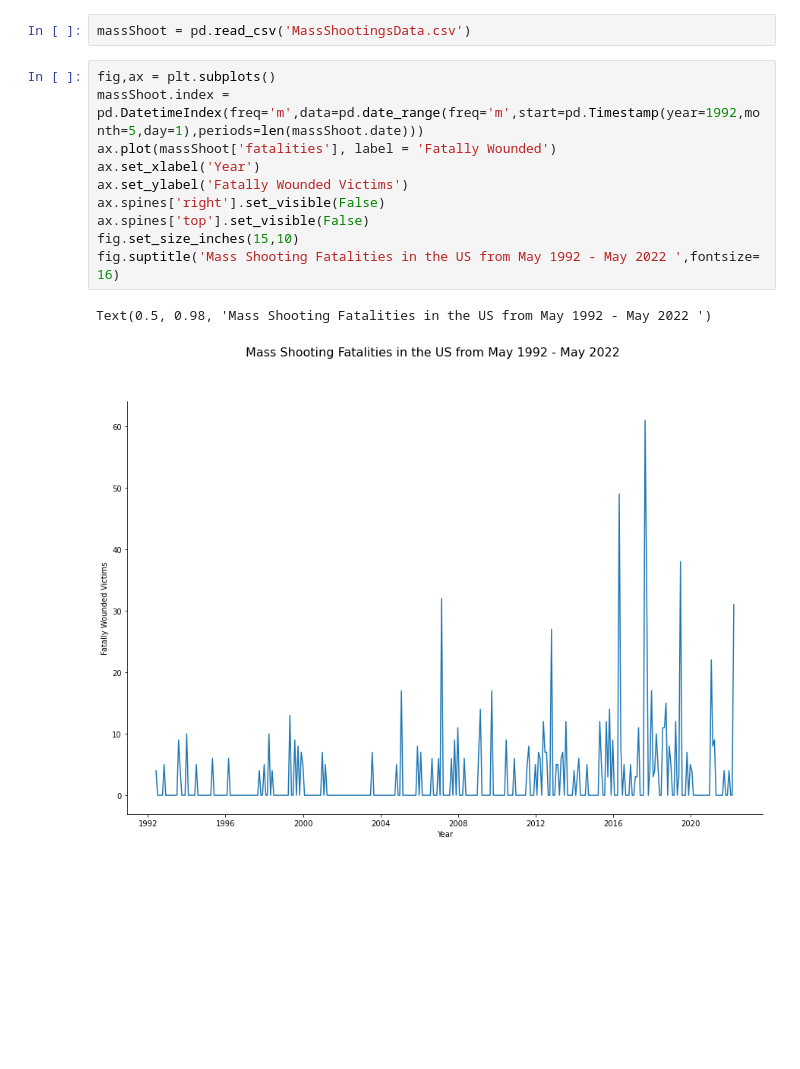
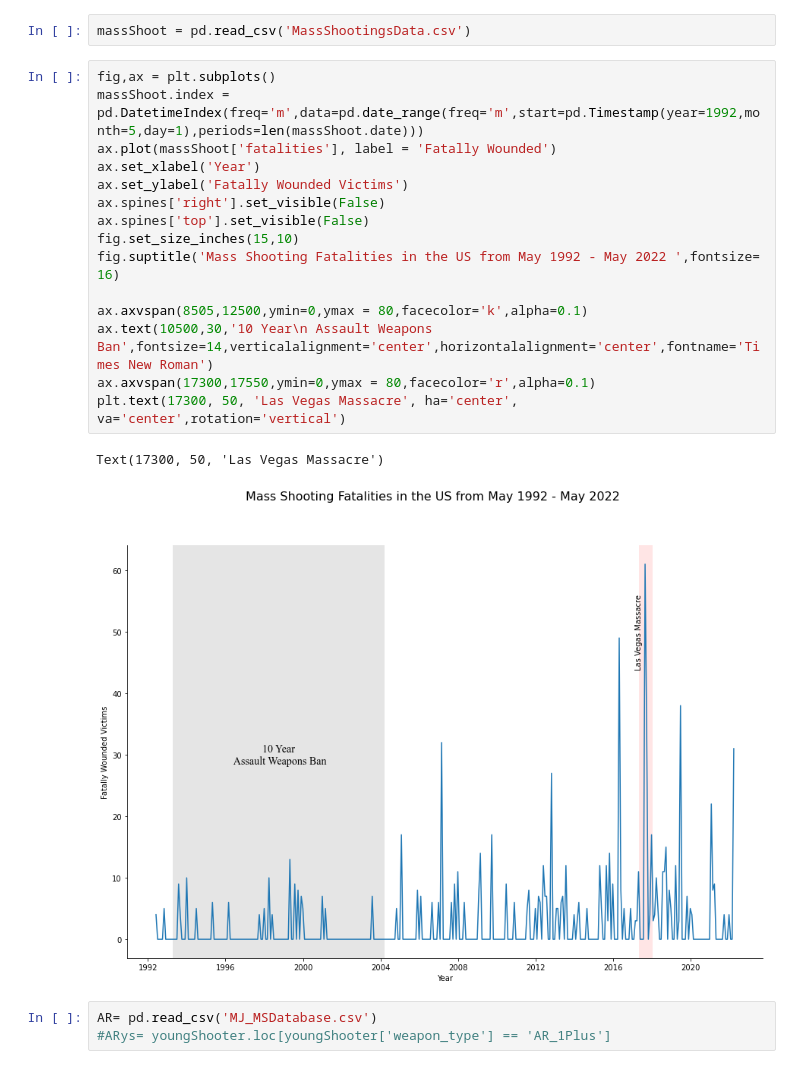
Before and after one commit to jennifer-karnosky/jennifer-karnosky.github.io, a Jupyter notebook: massShootings/MassShootingData.ipynb, the cells around one changed output. Saved outputs shown, nothing was run; the diff lists cells and outputs as text; blank space fills up the shorter version.

```diff
--- a/massShootings/MassShootingData.ipynb
+++ b/massShootings/MassShootingData.ipynb
@@ -10,13 +10,21 @@ massShoot = pd.read_csv('MassShootingsData.csv')
 # %%
 fig,ax = plt.subplots()
 massShoot.index = pd.DatetimeIndex(freq='m',data=pd.date_range(freq='m',start=pd.Timestamp(year=1992,month=5,day=1),periods=len(massShoot.date)))
 ax.plot(massShoot['fatalities'], label = 'Fatally Wounded')
 ax.set_xlabel('Year')
 ax.set_ylabel('Fatally Wounded Victims')
 ax.spines['right'].set_visible(False)
 ax.spines['top'].set_visible(False)
 fig.set_size_inches(15,10)
 fig.suptitle('Mass Shooting Fatalities in the US from May 1992 - May 2022 ',fontsize= 16)
+
+ax.axvspan(8505,12500,ymin=0,ymax = 80,facecolor='k',alpha=0.1)
+ax.text(10500,30,'10 Year\n Assault Weapons Ban',fontsize=14,verticalalignment='center',horizontalalignment='center',fontname='Times New Roman')
+ax.axvspan(17300,17550,ymin=0,ymax = 80,facecolor='r',alpha=0.1)
+plt.text(17300, 50, 'Las Vegas Massacre', ha='center', va='center',rotation='vertical')
 # %% [output]
-Text(0.5, 0.98, 'Mass Shooting Fatalities in the US from May 1992 - May 2022 ')
+Text(17300, 50, 'Las Vegas Massacre')
-[figure, old version]
+[figure, new version]
+# %%
+AR= pd.read_csv('MJ_MSDatabase.csv')
+#ARys= youngShooter.loc[youngShooter['weapon_type'] == 'AR_1Plus']
```
Also changed, not shown: parts of 3 cells of this notebook, 1 other file.
